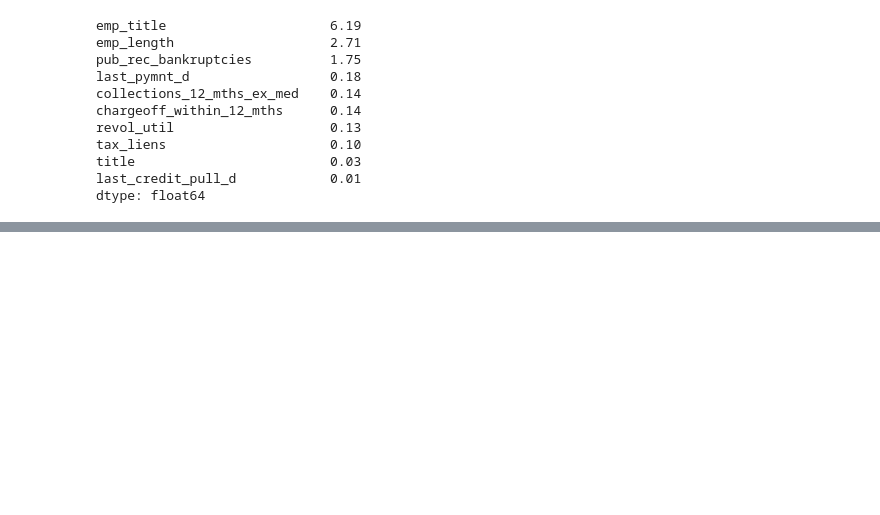
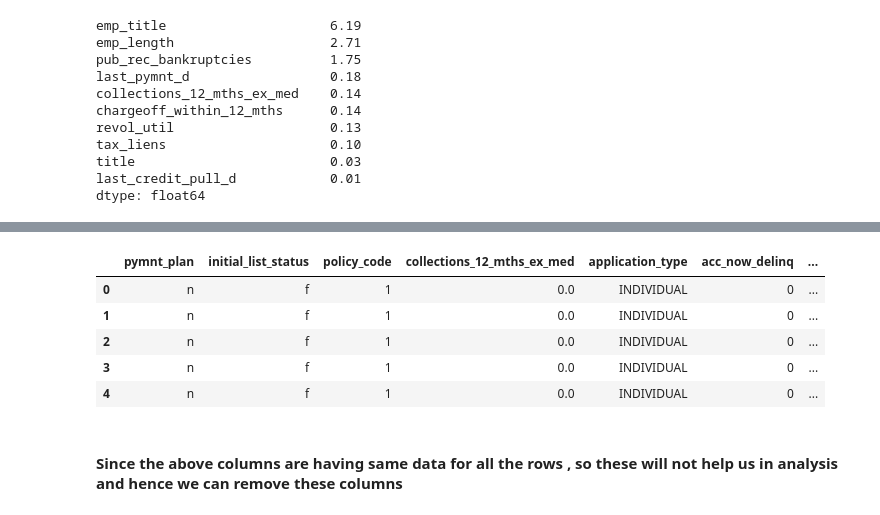
Before and after one commit to arnabberawork/LendingClubCaseStudy, a Jupyter notebook: Lending_Club_Case_Study.ipynb, the cells around one changed output, grey strips where cells are left out. Cells and saved outputs as stored; diff of their text form; code cells hidden in the pictures; blank space fills up the shorter version.

```diff
--- a/Lending_Club_Case_Study.ipynb
+++ b/Lending_Club_Case_Study.ipynb
@@ -205,0 +228,11 @@ dtype: float64
+# %%
+loan[['pymnt_plan','initial_list_status','policy_code','collections_12_mths_ex_med','application_type','acc_now_delinq','chargeoff_within_12_mths','delinq_amnt','tax_liens']].head()
+# %% [output]
+|  | pymnt_plan | initial_list_status | policy_code | collections_12_mths_ex_med | application_type | acc_now_delinq | ... |
+| 0 | n | f | 1 | 0.0 | INDIVIDUAL | 0 | ... |
+| 1 | n | f | 1 | 0.0 | INDIVIDUAL | 0 | ... |
+| 2 | n | f | 1 | 0.0 | INDIVIDUAL | 0 | ... |
+| 3 | n | f | 1 | 0.0 | INDIVIDUAL | 0 | ... |
+| 4 | n | f | 1 | 0.0 | INDIVIDUAL | 0 | ... |
+# %% [markdown]
+#### Since the above columns are having same data for all the rows , so these will not help us in analysis and hence we can remove these columns
```
Also changed, not shown: parts of 16 cells of this notebook.
